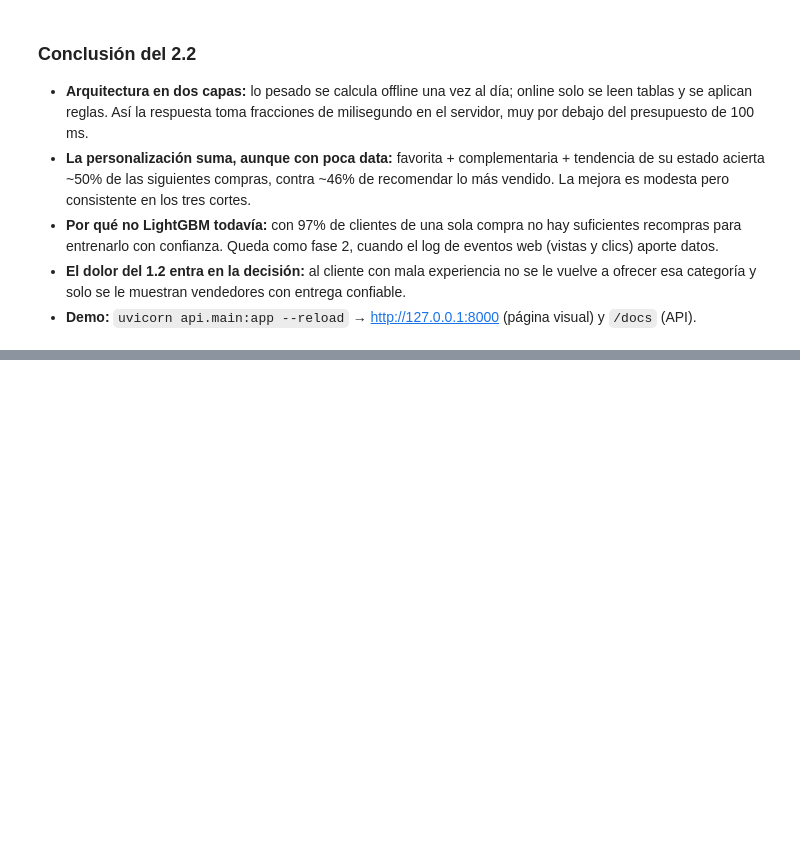
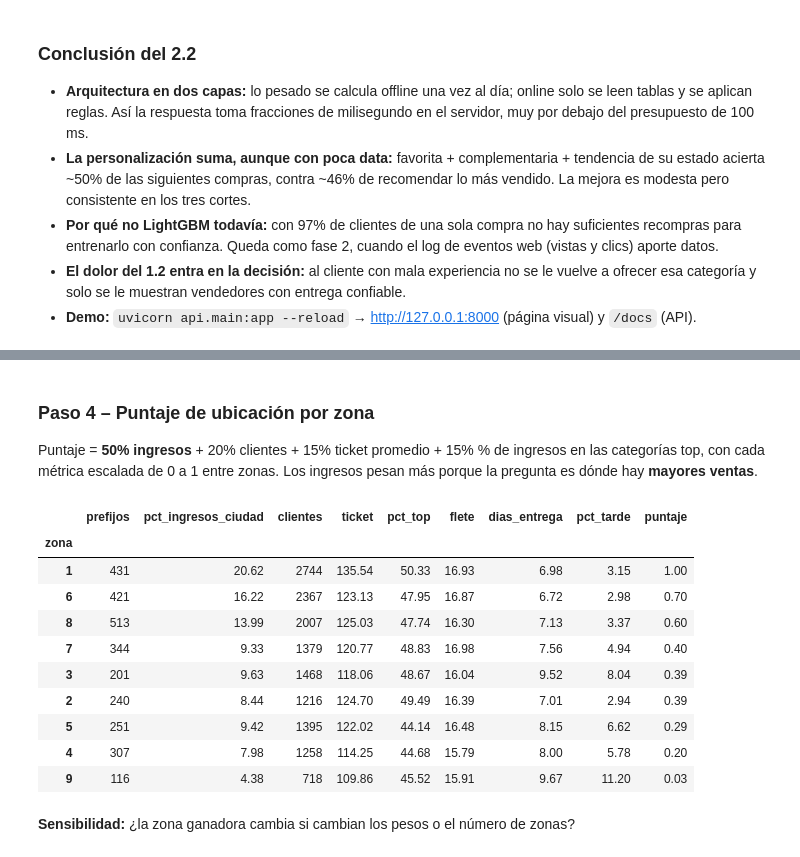
Before and after one commit to Mateo-Rua/prueba-tecnica-proteccion-ds-ia, a Jupyter notebook: notebooks/02_punto2_segmentacion_ubicacion.ipynb, the cells around one changed output, grey strips where cells are left out. Cells and saved outputs as stored; diff of their text form; code cells hidden in the pictures; blank space fills up the shorter version.

```diff
--- a/notebooks/02_punto2_segmentacion_ubicacion.ipynb
+++ b/notebooks/02_punto2_segmentacion_ubicacion.ipynb
@@ -653,0 +716,11 @@ True
+# %%
+ciudad, estado = ciudades.loc[0, ["ciudad", "customer_state"]]
+prefijos_ciudad = U.zonas_por_prefijo(ventas, geo_prefijo, ciudad, estado)
+prefijos = U.filtrar_coordenadas(prefijos_ciudad)
+print(f"Prefijos de {ciudad.title()}: {len(prefijos_ciudad):,} -> con coordenadas válidas: {len(prefijos):,} "
+      f"({prefijos['ingresos'].sum() / prefijos_ciudad['ingresos'].sum():.2%} de los ingresos)")
+
+eval_k = U.evaluar_k(prefijos)
+K_ZONAS = int(eval_k.loc[eval_k["silhouette"].idxmax(), "k"])
+print(f"k elegido (mayor silhouette): {K_ZONAS}")
+eval_k.round(3).T
@@ -653,0 +733,23 @@ True
+# %% [markdown]
+### Paso 4 – Puntaje de ubicación por zona
+
+Puntaje = **50% ingresos** + 20% clientes + 15% ticket promedio + 15% % de ingresos en las categorías top, con cada métrica escalada de 0 a 1 entre zonas. Los ingresos pesan más porque la pregunta es dónde hay **mayores ventas**.
+# %%
+prefijos = U.agrupar_zonas(prefijos, K_ZONAS)
+zonas = U.resumen_zonas(prefijos)
+guardar_tabla(zonas.reset_index().round(3), "2_3_zonas.csv")
+zonas[["prefijos", "pct_ingresos_ciudad", "clientes", "ticket", "pct_top", "flete", "dias_entrega", "pct_tarde", "puntaje"]].round(2)
+# %% [output]
+|  | prefijos | pct_ingresos_ciudad | clientes | ticket | pct_top | flete | dias_entrega | pct_tarde | puntaje |
+| zona |  |  |  |  |  |  |  |  |  |
+| 1 | 431 | 20.62 | 2744 | 135.54 | 50.33 | 16.93 | 6.98 | 3.15 | 1.00 |
+| 6 | 421 | 16.22 | 2367 | 123.13 | 47.95 | 16.87 | 6.72 | 2.98 | 0.70 |
+| 8 | 513 | 13.99 | 2007 | 125.03 | 47.74 | 16.30 | 7.13 | 3.37 | 0.60 |
+| 7 | 344 | 9.33 | 1379 | 120.77 | 48.83 | 16.98 | 7.56 | 4.94 | 0.40 |
+| 3 | 201 | 9.63 | 1468 | 118.06 | 48.67 | 16.04 | 9.52 | 8.04 | 0.39 |
+| 2 | 240 | 8.44 | 1216 | 124.70 | 49.49 | 16.39 | 7.01 | 2.94 | 0.39 |
+| 5 | 251 | 9.42 | 1395 | 122.02 | 44.14 | 16.48 | 8.15 | 6.62 | 0.29 |
+| 4 | 307 | 7.98 | 1258 | 114.25 | 44.68 | 15.79 | 8.00 | 5.78 | 0.20 |
+| 9 | 116 | 4.38 | 718 | 109.86 | 45.52 | 15.91 | 9.67 | 11.20 | 0.03 |
+# %% [markdown]
+**Sensibilidad:** ¿la zona ganadora cambia si cambian los pesos o el número de zonas?
```
Also changed, not shown: parts of 18 cells of this notebook, 3 other files.
